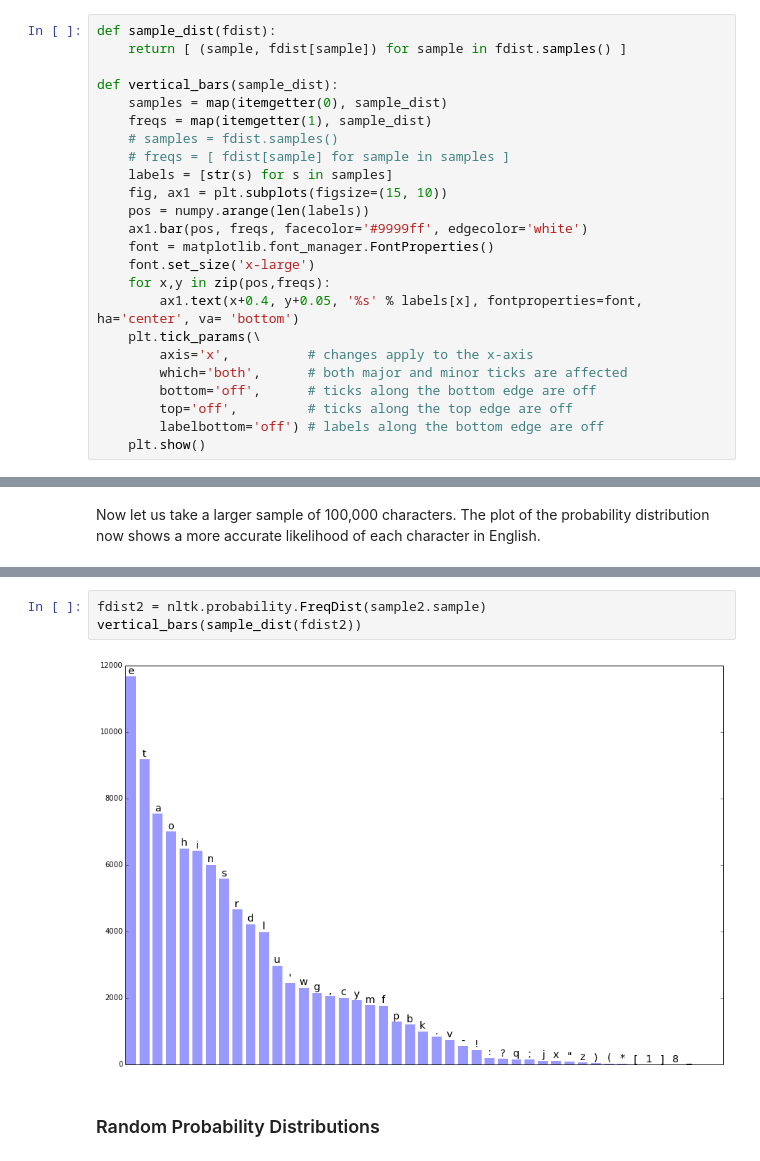
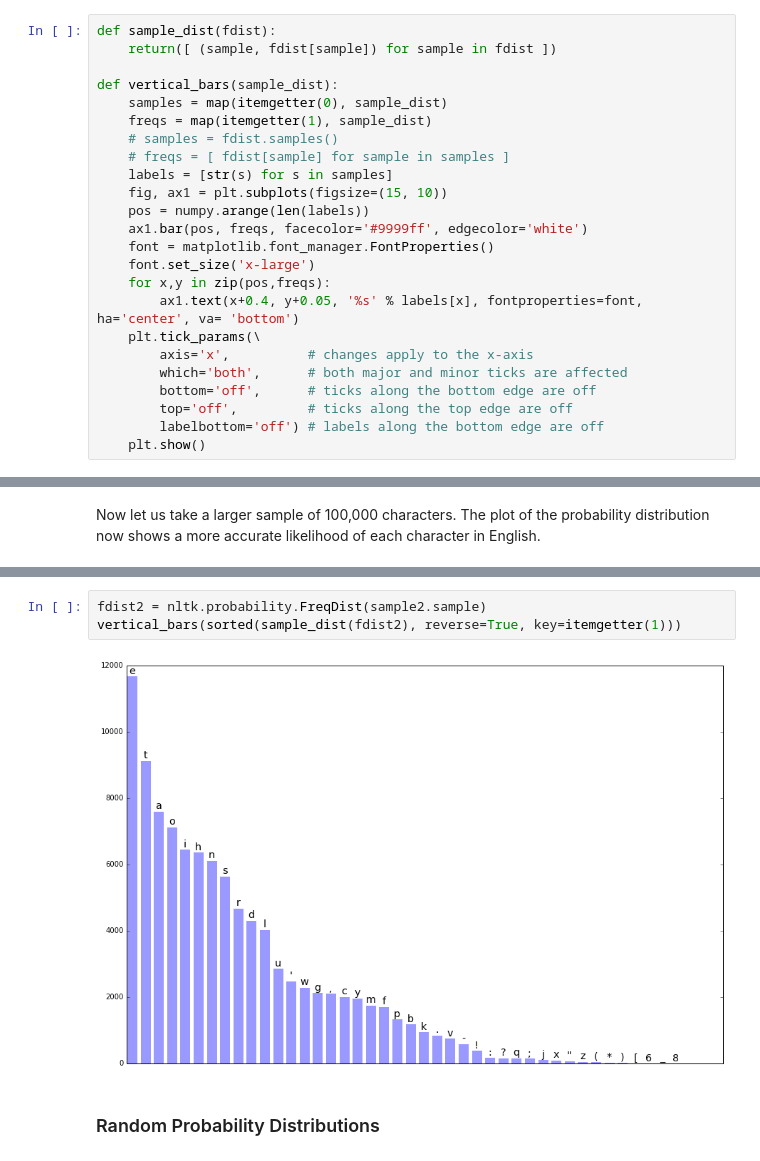
Before and after one commit to anoopsarkar/nlp-class, a Jupyter notebook: assets/notebooks/probintro.ipynb, the cells around one changed output, grey strips where cells are left out. Cells and saved outputs as stored; diff of their text form.

```diff
--- a/assets/notebooks/probintro.ipynb
+++ b/assets/notebooks/probintro.ipynb
@@ -134,7 +138,7 @@ e 0.5
 We can observe that larger samples result in a more accurate measurement of the probability.
 # %%
 def sample_dist(fdist):
-    return [ (sample, fdist[sample]) for sample in fdist.samples() ]
+    return([ (sample, fdist[sample]) for sample in fdist ])
 
 def vertical_bars(sample_dist):
     samples = map(itemgetter(0), sample_dist)
@@ -178,8 +184,8 @@ sleotactamrwslstrteulelkploopectvh!enasliat,icieuaeertetnorhlgdwtsen'nbatstiaaht
 # %%
 fdist2 = nltk.probability.FreqDist(sample2.sample)
-vertical_bars(sample_dist(fdist2))
+vertical_bars(sorted(sample_dist(fdist2), reverse=True, key=itemgetter(1)))
 # %% [output]
-[figure, old version]
+[figure, new version]
 # %% [markdown]
 ### Random Probability Distributions
 # %% [markdown]
```
Also changed, not shown: parts of 15 cells of this notebook.
